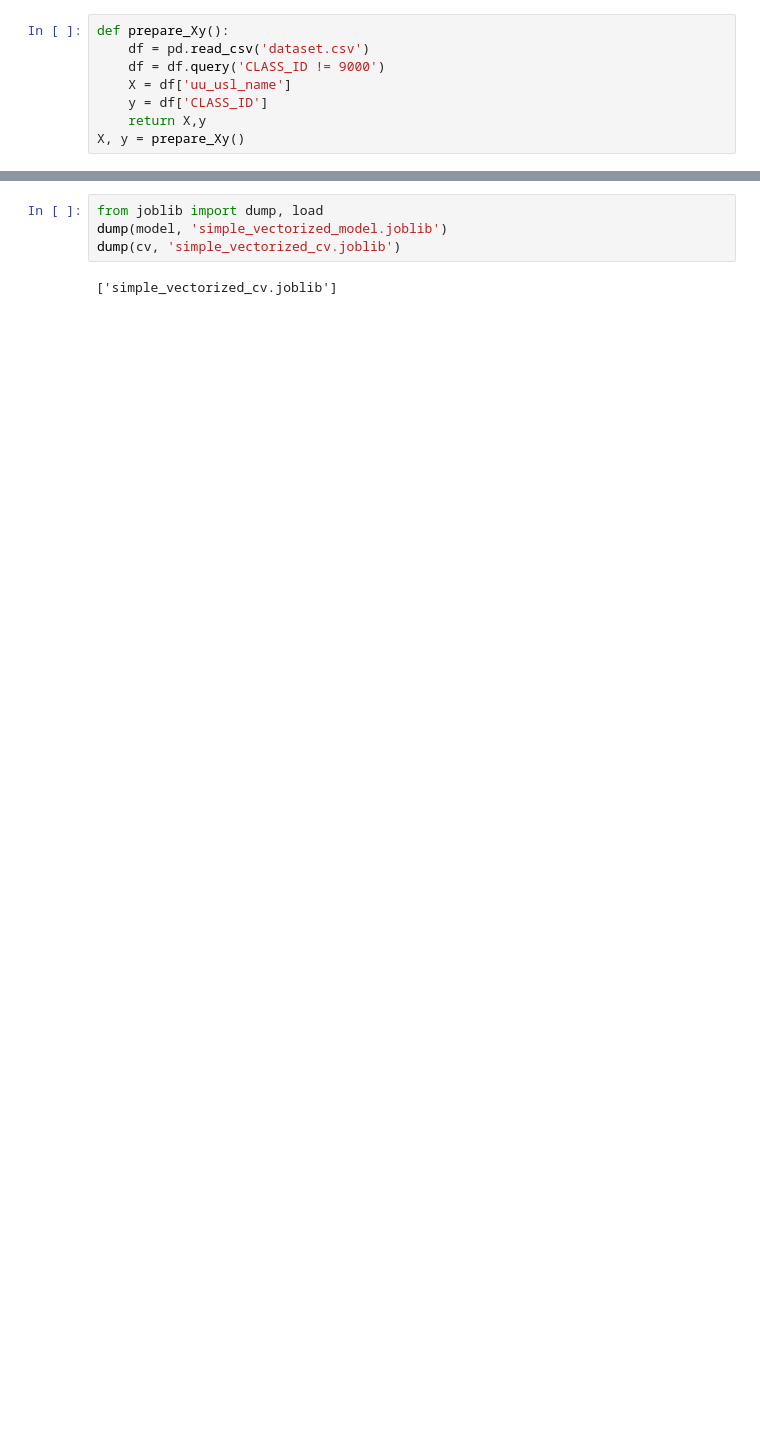
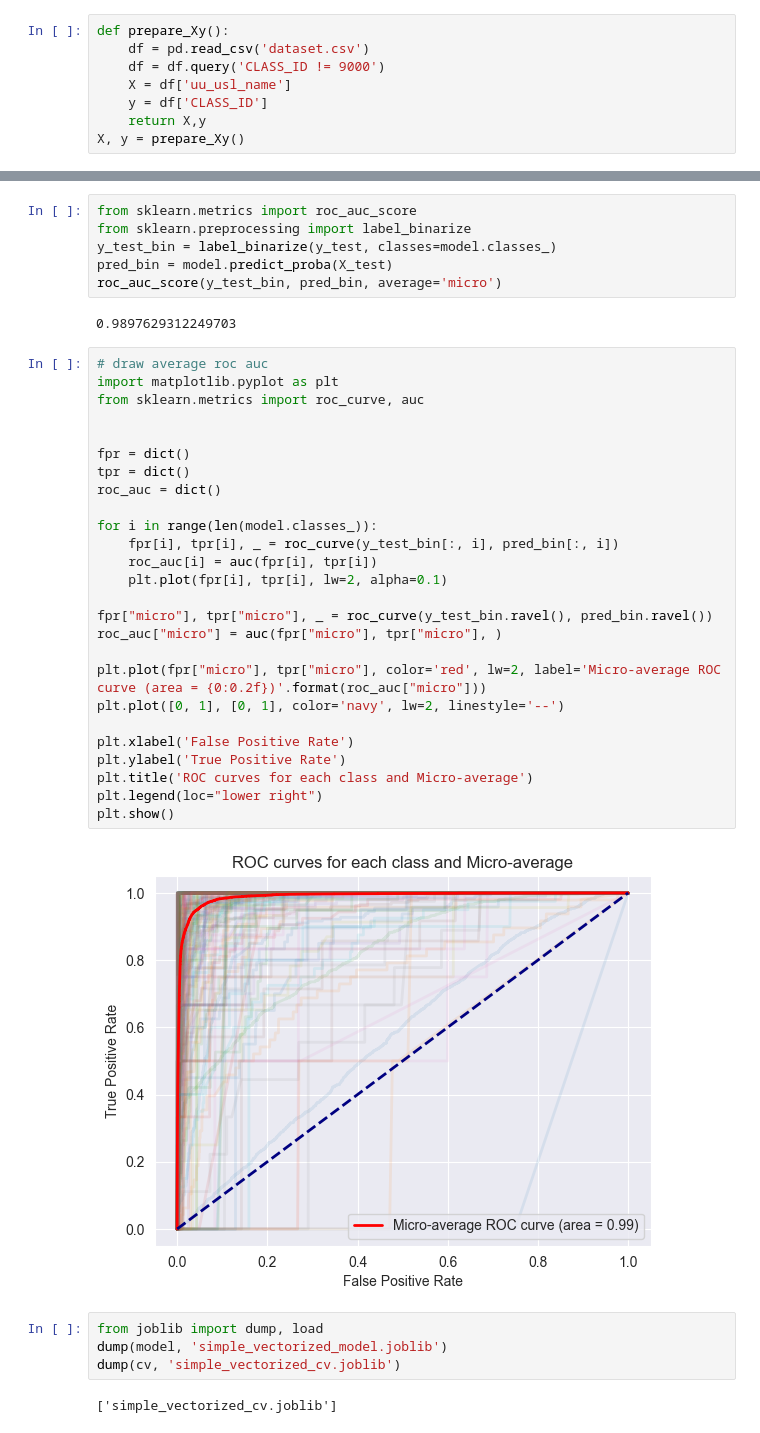
Before and after one commit to fedor-resh/NLP-project, a Jupyter notebook: simple.ipynb, the cells around one changed output, grey strips where cells are left out. Saved outputs shown, nothing was run; the diff lists cells and outputs as text; blank space fills up the shorter version.

```diff
--- a/simple.ipynb
+++ b/simple.ipynb
@@ -49,3 +110,39 @@ print(sum(pred == y_test)/len(y_test))
+# %%
+from sklearn.metrics import roc_auc_score
+from sklearn.preprocessing import label_binarize
+y_test_bin = label_binarize(y_test, classes=model.classes_)
+pred_bin = model.predict_proba(X_test)
+roc_auc_score(y_test_bin, pred_bin, average='micro')
+# %% [output]
+0.9897629312249703
+# %%
+# draw average roc auc
+import matplotlib.pyplot as plt
+from sklearn.metrics import roc_curve, auc
+
+
+fpr = dict()
+tpr = dict()
+roc_auc = dict()
+
+for i in range(len(model.classes_)):
+    fpr[i], tpr[i], _ = roc_curve(y_test_bin[:, i], pred_bin[:, i])
+    roc_auc[i] = auc(fpr[i], tpr[i])
+    plt.plot(fpr[i], tpr[i], lw=2, alpha=0.1)
+
+fpr["micro"], tpr["micro"], _ = roc_curve(y_test_bin.ravel(), pred_bin.ravel())
+roc_auc["micro"] = auc(fpr["micro"], tpr["micro"], )
+
+plt.plot(fpr["micro"], tpr["micro"], color='red', lw=2, label='Micro-average ROC curve (area = {0:0.2f})'.format(roc_auc["micro"]))
+plt.plot([0, 1], [0, 1], color='navy', lw=2, linestyle='--')
+
+plt.xlabel('False Positive Rate')
+plt.ylabel('True Positive Rate')
+plt.title('ROC curves for each class and Micro-average')
+plt.legend(loc="lower right")
+plt.show()
+# %% [output]
+[figure, added]
 # %%
 from joblib import dump, load
 dump(model, 'simple_vectorized_model.joblib')
```
Also changed, not shown: parts of 12 cells of this notebook, 3 other files.
